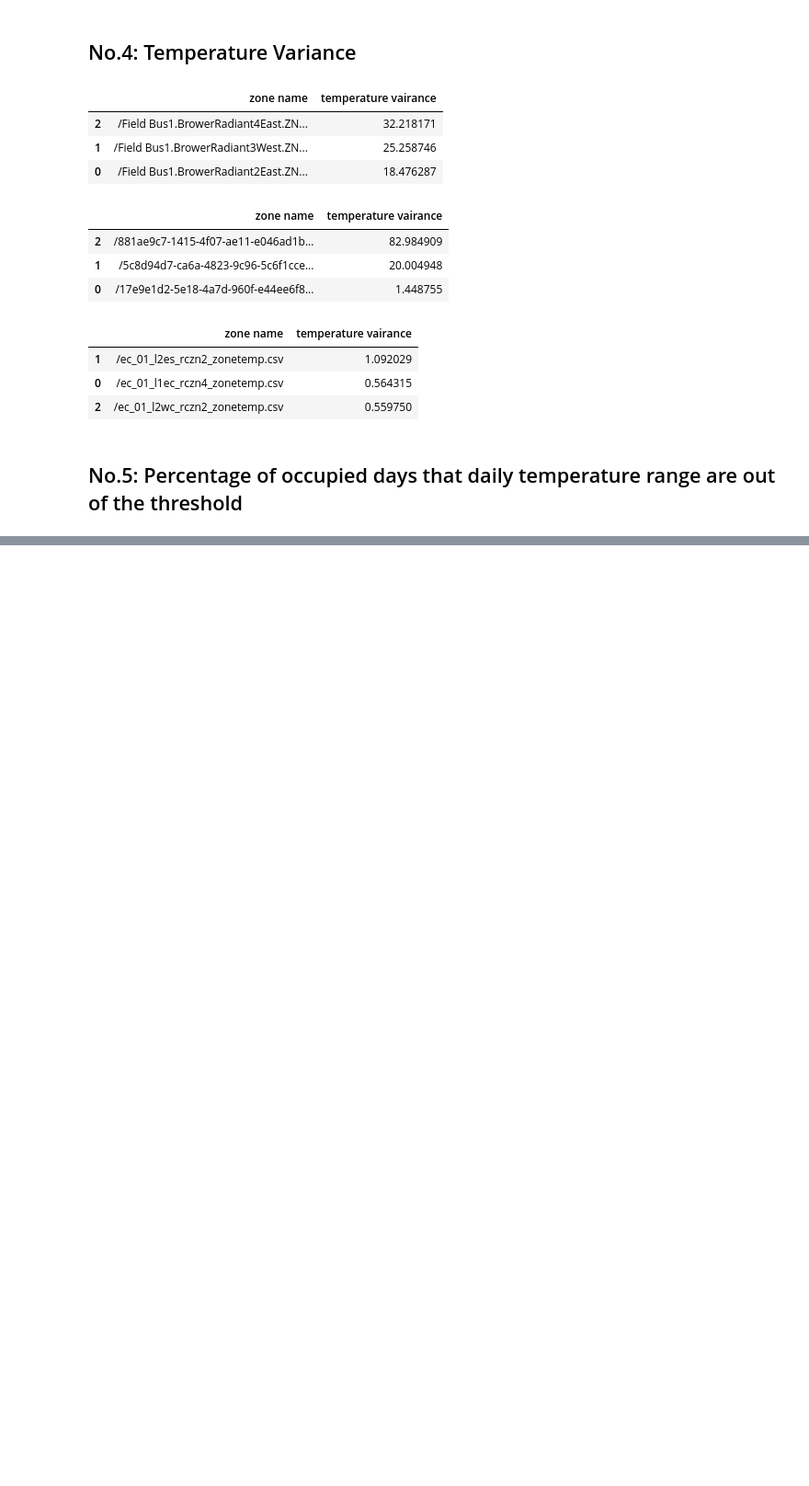
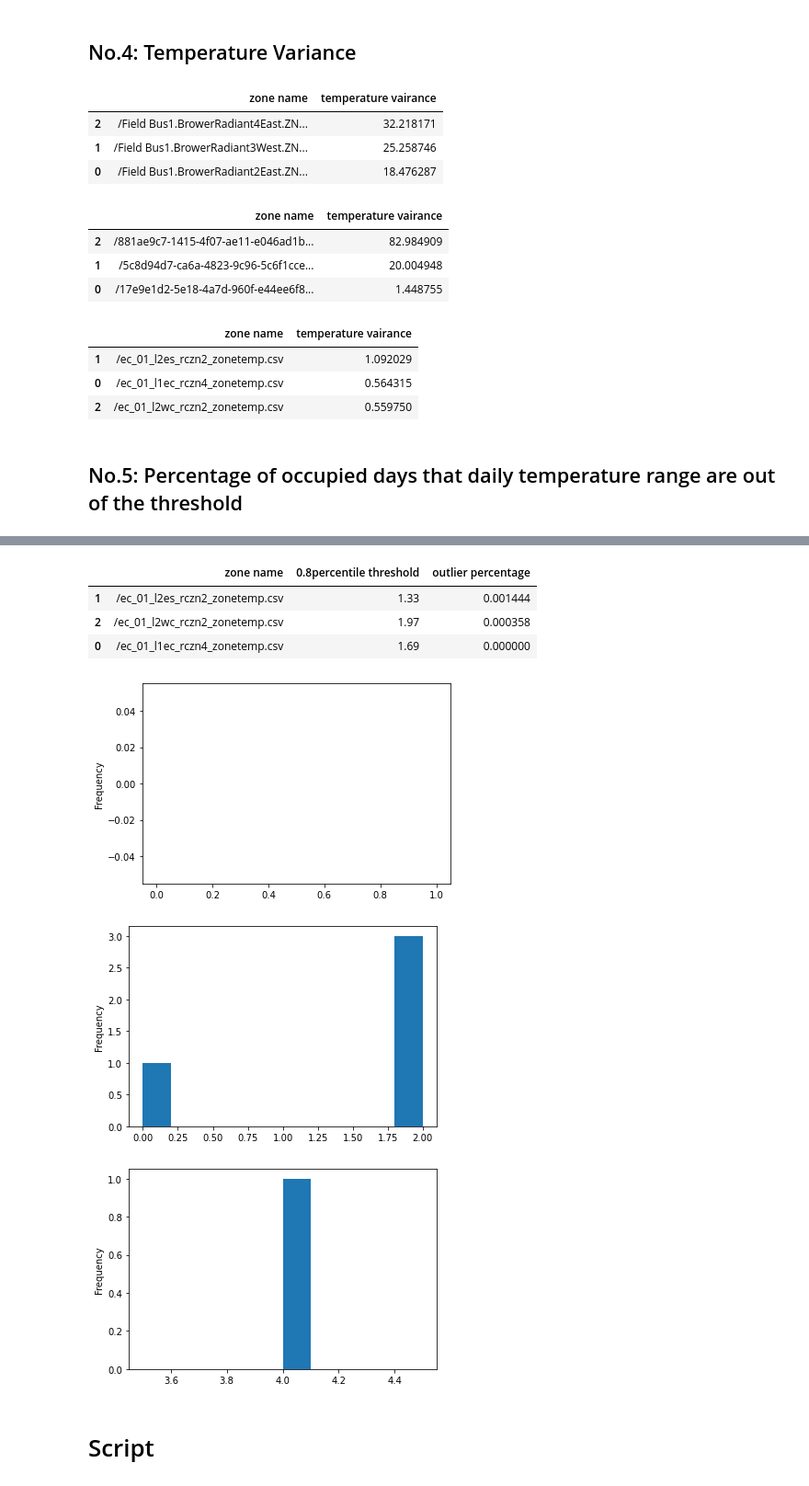
Before and after one commit to ruijis/mortardata_comfort_evaluation, a Jupyter notebook: scripts.ipynb, the cells around one changed output, grey strips where cells are left out. Shown: that part at 92% size. Cells and saved outputs as stored; diff of their text form; code cells hidden in the pictures; blank space fills up the shorter version.

```diff
--- a/scripts.ipynb
+++ b/scripts.ipynb
@@ -117,3 +151,16 @@ temp_daily(9, 17, 0.8, DBC, e)
+# %%
+e = '/Users/ruijisun/Desktop'
+temp_daily(9, 17, 0.8, SMUD, e)
+# %% [output]
+|  | zone name | 0.8percentile threshold | outlier percentage |
+| 1 | /ec_01_l2es_rczn2_zonetemp.csv | 1.33 | 0.001444 |
+| 2 | /ec_01_l2wc_rczn2_zonetemp.csv | 1.97 | 0.000358 |
+| 0 | /ec_01_l1ec_rczn4_zonetemp.csv | 1.69 | 0.000000 |
+[figure, added]
+[figure, added]
+[figure, added]
+# %% [markdown]
+# Script
 # %%
 import pandas as pd
 import glob
```
Also changed, not shown: parts of 33 cells of this notebook, 2 other files.
